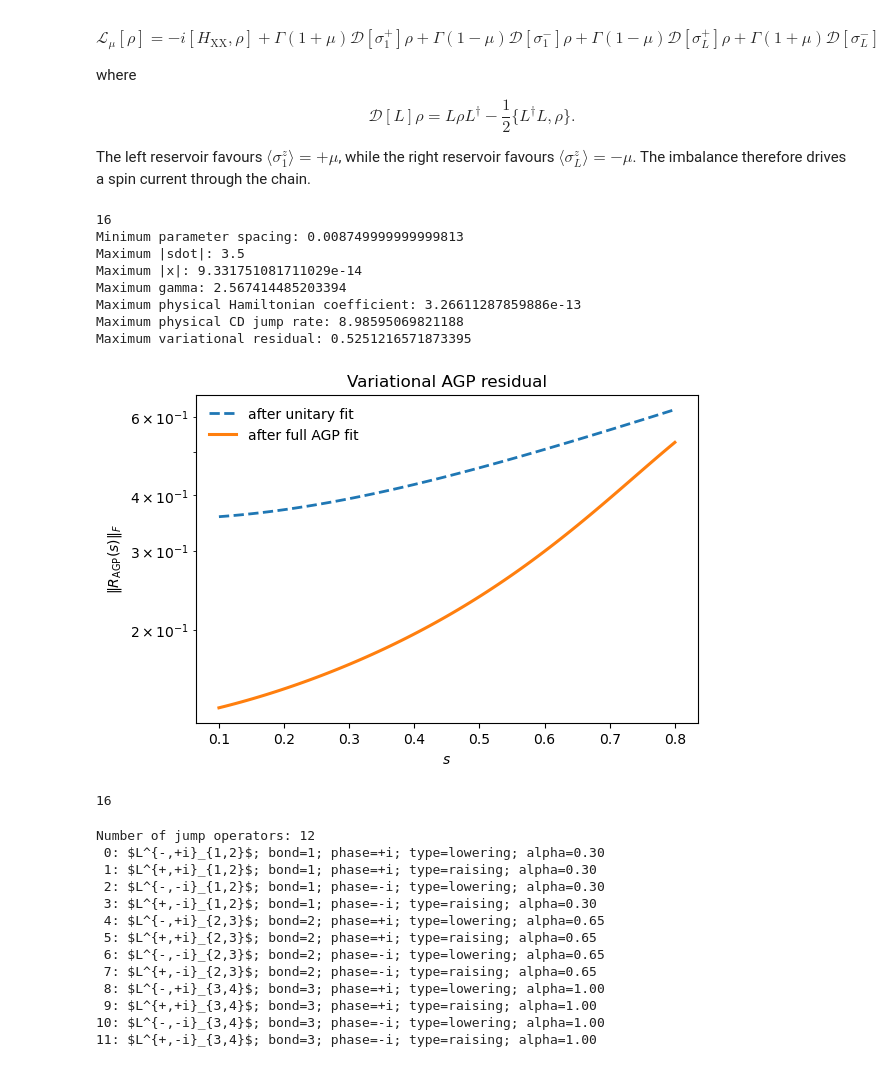
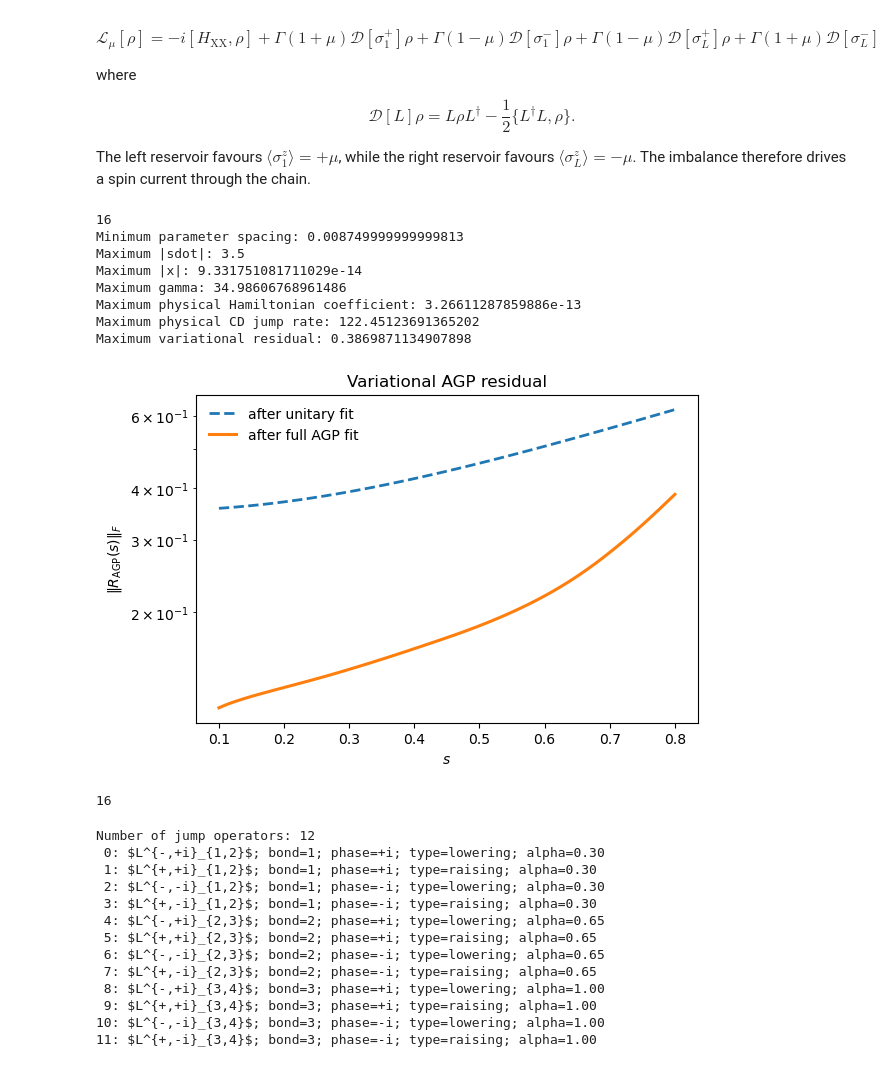
Before and after one commit to jwalkling/Driven_OQS, a Jupyter notebook: src_code/notebooks/Boundary XX Lindblad.ipynb, the cells around one changed output. Drawn from its saved outputs; the diff is of its cells as text; code cells hidden in the pictures.

```diff
--- a/src_code/notebooks/Boundary XX Lindblad.ipynb
+++ b/src_code/notebooks/Boundary XX Lindblad.ipynb
@@ -574,7 +574,7 @@ for j in range(L - 1):
     B = sz_ops[j] @ sm_ops[j + 1]
 
     for phase in [1.0j, -1.0j]: #[1.0, -1.0, 1.0j, -1.0j]
-        L_minus = (A + phase * B) / np.sqrt(2.0)
+        L_minus = (A + 0.5*phase * B) / np.sqrt(2.0)
 
         jump_operators_XX.extend([
             L_minus,
@@ -662,37 +662,37 @@ t, traj_cd, rho_cd, rho_ss, agp_data = approx_CD_trajectory(
     lam_unitary=1e-10,
     lam_dissipative=1e-10,
     plot_residual=True,
     residual_logscale=True,
     verbose=True,
 )
 
 # ============================================================
 # Bare evolution under L(mu(t))
 # ============================================================
 
 bare_model_XX = LindbladModel2LS(
     lambda tt: model_XX.H(mu_of_t(tt)),
     lambda tt: model_XX.jumps(mu_of_t(tt)),
 )
 
 builder_XX = LiouvillianBuilder(dim=dim)
 
 traj_bare, rho_bare = evolve_density_matrices(
     bare_model_XX,
     builder_XX,
     rho_ss[0],
     t,
 )
 # %% [output]
 16
 Minimum parameter spacing: 0.008749999999999813
 Maximum |sdot|: 3.5
 Maximum |x|: 9.331751081711029e-14
-Maximum gamma: 2.567414485203394
+Maximum gamma: 34.98606768961486
 Maximum physical Hamiltonian coefficient: 3.26611287859886e-13
-Maximum physical CD jump rate: 8.98595069821188
-Maximum variational residual: 0.5251216571873395
+Maximum physical CD jump rate: 122.45123691365202
+Maximum variational residual: 0.3869871134907898
-[figure, old version]
+[figure, new version]
 16
 # %%
 # ============================================================
```
Also changed, not shown: parts of 1 cell of this notebook, 2 other files.
